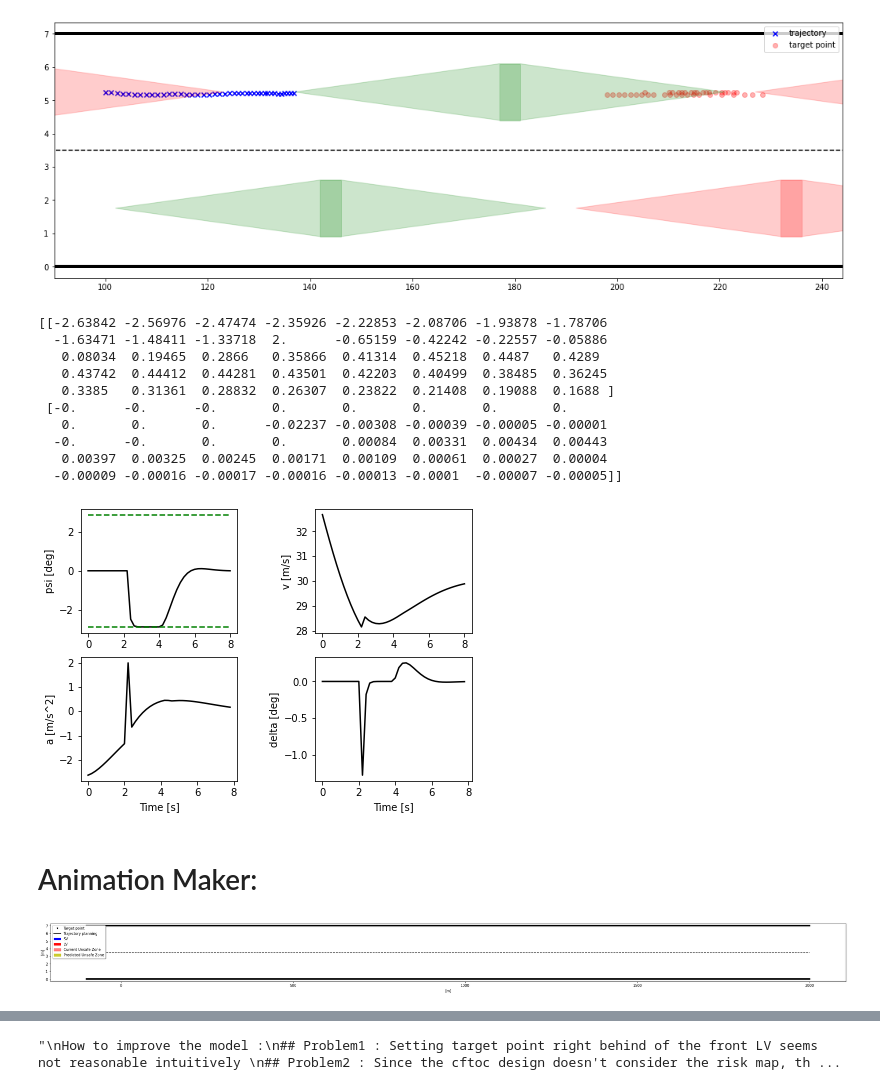
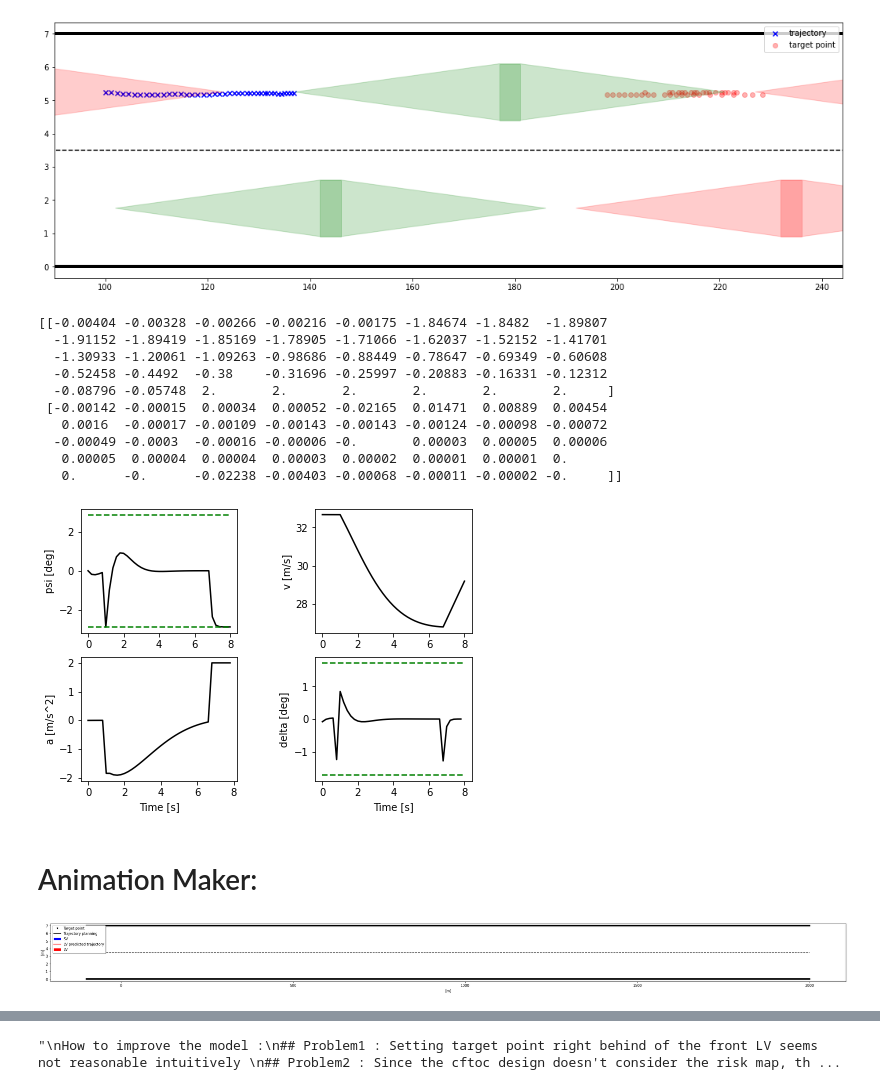
Before and after one commit to Harvey-MSKim/MPC-Project---Trajectory-Generation-Using-MPC-For-High-Speed-Overtaking, a Jupyter notebook: MPC_project.ipynb, the cells around one changed output, grey strips where cells are left out. Saved outputs shown, nothing was run; the diff lists cells and outputs as text; code cells hidden in the pictures.

Commit message:
Bug fixed - Cancelling lane change

```diff
--- a/MPC_project.ipynb
+++ b/MPC_project.ipynb
@@ -972,7 +972,9 @@ def solve_cftoc_onlyCar(A, B, P, Q, R, N, x0, X_set, U_set, a, bf, Af, SV, LV_in
                               [-SV_psi_lower * (3*it)],
                               [SV_v_upper],
                               [-SV_v_lower]])
-
+    # solver.remove_constraint(model.StateConst)
+    model.del_component(model.StateConst);
+    del model.StateConst
     model.StateConst = pyo.Constraint(range(0, np.size(model.X_set.A, 0)), model.tidx, rule = Inequality_constraint_rule_state)
     results = solver.solve(model)
     it+=1
@@ -1053,9 +1055,9 @@ U_safe = 0.6459
 sampling_time = 0.2
 N = 15
 SV = Subject_vehicle(SV_initial_x, SV_initial_y, SV_initial_psi)
-LV_initialize  = np.array([[SV_initial_x - 100, SV_initial_x + 52, SV_initial_x + 40],  # x coordinate [m] # modified. 110 220 330. Threshold : 80
+LV_initialize  = np.array([[SV_initial_x - 300, SV_initial_x + 60, SV_initial_x + -25],  # x coordinate [m] # modified. 110 220 330. Threshold : 80
                            [lane_width/2*3, lane_width/2*3, lane_width/2],       # y coordinate [m]
-                           [27, 27, 30]])                                           # velocity [m/s]
+                           [27, 27, 27]])                                           # velocity [m/s]
 
 LV1 = Lead_vehicle(LV_initialize[0,0], LV_initialize[1,0], LV_initialize[2,0])
 LV2 = Lead_vehicle(LV_initialize[0,1], LV_initialize[1,1], LV_initialize[2,1])
@@ -1136,8 +1138,8 @@ for t in range(M) :
   SV.update_state_Notapprox(u[:,0])  # modified update_state_approx
   print(target_state)
 
-  # if SV.getLaneInfo()[1] == 2 :
-  #   LV3.setVelocity(37)
+  if SV.getLaneInfo()[1] == 2 :
+    LV3.setVelocity(37)
   LV1.updatePosition()
   LV2.updatePosition()
   LV3.updatePosition()
@@ -1305,48 +1386,50 @@ ax[0,0].plot(time, rad2deg * SV_psi_lower * np.ones(np.size(xOpt,1),), 'g--')
 ax[0,1].plot(time, xOpt[3,:], 'k')
 ax[1,0].plot(time[0:-1], uOpt[0,:], 'k')
 ax[1,1].plot(time[0:-1], rad2deg * uOpt[1,:],'k')
+ax[1,1].plot(time, rad2deg * SV_delta_upper * np.ones(np.size(xOpt,1),), 'g--')
+ax[1,1].plot(time, rad2deg * SV_delta_lower * np.ones(np.size(xOpt,1),), 'g--')
 fig.subplots_adjust(wspace=0.5)
 ax[0,0].set_ylabel('psi [deg]')
 ax[0,1].set_ylabel('v [m/s]')
 ax[1,0].set_ylabel('a [m/s^2]')
 ax[1,1].set_ylabel('delta [deg]')
 ax[1,0].set_xlabel('Time [s]')
 ax[1,1].set_xlabel('Time [s]')
 
 print(uOpt)
 # i = 8
 # print(uPred[:,:,i])
 # print(xPred[:,:,i])
 # print(target_state_data[:,i])
 # print(np.sum(uPred[:,:,i]) * 0.2)
 
 
 
 # fig, ax = plt.subplots(2,2, figsize = (7,5))
 # ax[0].plot()
 
 # SV_psi_lower = -0.035
 # SV_psi_upper = 0.035
 # SV_v_lower = 22.5
 # SV_v_upper = SV_v_desired
 
 # SV_a_upper = 1.5 # [m/s^2]
 # SV_a_lower = -1.5
 # SV_delta_upper = 0.02 # [rad]
 # SV_delta_lower = -0.02
 # print(xOpt[:,44] in X_set)
 # %% [output]
-[[-2.63842 -2.56976 -2.47474 -2.35926 -2.22853 -2.08706 -1.93878 -1.78706
-  -1.63471 -1.48411 -1.33718  2.      -0.65159 -0.42242 -0.22557 -0.05886
-   0.08034  0.19465  0.2866   0.35866  0.41314  0.45218  0.4487   0.4289
-   0.43742  0.44412  0.44281  0.43501  0.42203  0.40499  0.38485  0.36245
-   0.3385   0.31361  0.28832  0.26307  0.23822  0.21408  0.19088  0.1688 ]
- [-0.      -0.      -0.       0.       0.       0.       0.       0.
-   0.       0.       0.      -0.02237 -0.00308 -0.00039 -0.00005 -0.00001
-  -0.      -0.       0.       0.       0.00084  0.00331  0.00434  0.00443
-   0.00397  0.00325  0.00245  0.00171  0.00109  0.00061  0.00027  0.00004
-  -0.00009 -0.00016 -0.00017 -0.00016 -0.00013 -0.0001  -0.00007 -0.00005]]
+[[-0.00404 -0.00328 -0.00266 -0.00216 -0.00175 -1.84674 -1.8482  -1.89807
+  -1.91152 -1.89419 -1.85169 -1.78905 -1.71066 -1.62037 -1.52152 -1.41701
+  -1.30933 -1.20061 -1.09263 -0.98686 -0.88449 -0.78647 -0.69349 -0.60608
+  -0.52458 -0.4492  -0.38    -0.31696 -0.25997 -0.20883 -0.16331 -0.12312
+  -0.08796 -0.05748  2.       2.       2.       2.       2.       2.     ]
+ [-0.00142 -0.00015  0.00034  0.00052 -0.02165  0.01471  0.00889  0.00454
+   0.0016  -0.00017 -0.00109 -0.00143 -0.00143 -0.00124 -0.00098 -0.00072
+  -0.00049 -0.0003  -0.00016 -0.00006 -0.       0.00003  0.00005  0.00006
+   0.00005  0.00004  0.00004  0.00003  0.00002  0.00001  0.00001  0.
+   0.      -0.      -0.02238 -0.00403 -0.00068 -0.00011 -0.00002 -0.     ]]
-[figure, old version]
+[figure, new version]
 # %% [markdown]
 # Animation Maker:
 # %%
@@ -1377,27 +1460,30 @@ ax1.plot([-100, 2000], [0, 0], linewidth = 4, c = 'k')
 txt_title = ax1.set_title('')
 target_pt, = ax1.plot([], [], 'k*', ms=5)
 traj_pred, = ax1.plot([], [], 'k', )
-SV_anim, = ax1.fill([], [], 'b', lw=2)     # ax.plot returns a list of 2D line objects
+SV_anim, = ax1.fill([], [], 'b', lw=3)     # ax.plot returns a list of 2D line objects
 
 LV1_anim, = ax1.fill([], [], 'r')
-LV1_unsafe_anim, = ax1.fill([], [], alpha = 0.5, c='r')
-LV1_pred_anim, = ax1.fill([], [], alpha=0.8, c='y')
+# LV1_unsafe_anim, = ax1.fill([], [], alpha = 0.5, c='r')
+# LV1_pred_anim, = ax1.fill([], [], alpha=0.8, c='y')
+LV1_traj_pred, = ax1.plot([], [], c='r', linewidth=2)
 
 
 LV2_anim, = ax1.fill([], [], 'r')
-LV2_unsafe_anim, = ax1.fill([], [], alpha = 0.5, c='r')
-LV2_pred_anim, = ax1.fill([], [], alpha=0.8, c='y')
+# LV2_unsafe_anim, = ax1.fill([], [], alpha = 0.5, c='r')
+# LV2_pred_anim, = ax1.fill([], [], alpha=0.8, c='y')
+LV2_traj_pred, = ax1.plot([], [], c='r', linewidth=2)
 
 LV3_anim, = ax1.fill([], [], 'r')
-LV3_unsafe_anim, = ax1.fill([], [], alpha = 0.5, c='r')
-LV3_pred_anim, = ax1.fill([], [], alpha=0.8, c='y')
+# LV3_unsafe_anim, = ax1.fill([], [], alpha = 0.5, c='r')
+# LV3_pred_anim, = ax1.fill([], [], alpha=0.8, c='y')
+LV3_traj_pred, = ax1.plot([], [], c='r', linewidth=2)
 
-ax1.legend([target_pt, traj_pred, SV_anim, LV1_anim, LV1_unsafe_anim, LV1_pred_anim],['Target point','Trajectory planning', 'SV', 'LV', 'Current Unsafe Zone', 'Predicted Unsafe Zone'],
+# ax1.legend([target_pt, traj_pred, SV_anim, LV1_anim, LV1_unsafe_anim, LV1_pred_anim],['Target point','Trajectory planning', 'SV', 'LV', 'Current Unsafe Zone', 'Predicted Unsafe Zone'],
+#            loc='upper left', shadow=True);
+ax1.legend([target_pt, traj_pred, SV_anim, LV1_traj_pred, LV1_anim],['Target point','Trajectory planning', 'SV', 'LV predicted trajectory', 'LV'],
            loc='upper left', shadow=True);
-# ax1.legend([target_pt, traj_pred, SV_anim, LV1_anim],['Target point','Trajectory planning', 'SV', 'LV'],
-#            loc='upper left', shadow=True);
 # %% [output]
-[figure, old version]
+[figure, new version]
 # %%
 '''
 xOpt = np.zeros((np.size(SV.A,1), M+1))
```
Also changed, not shown: parts of 2 cells of this notebook.
